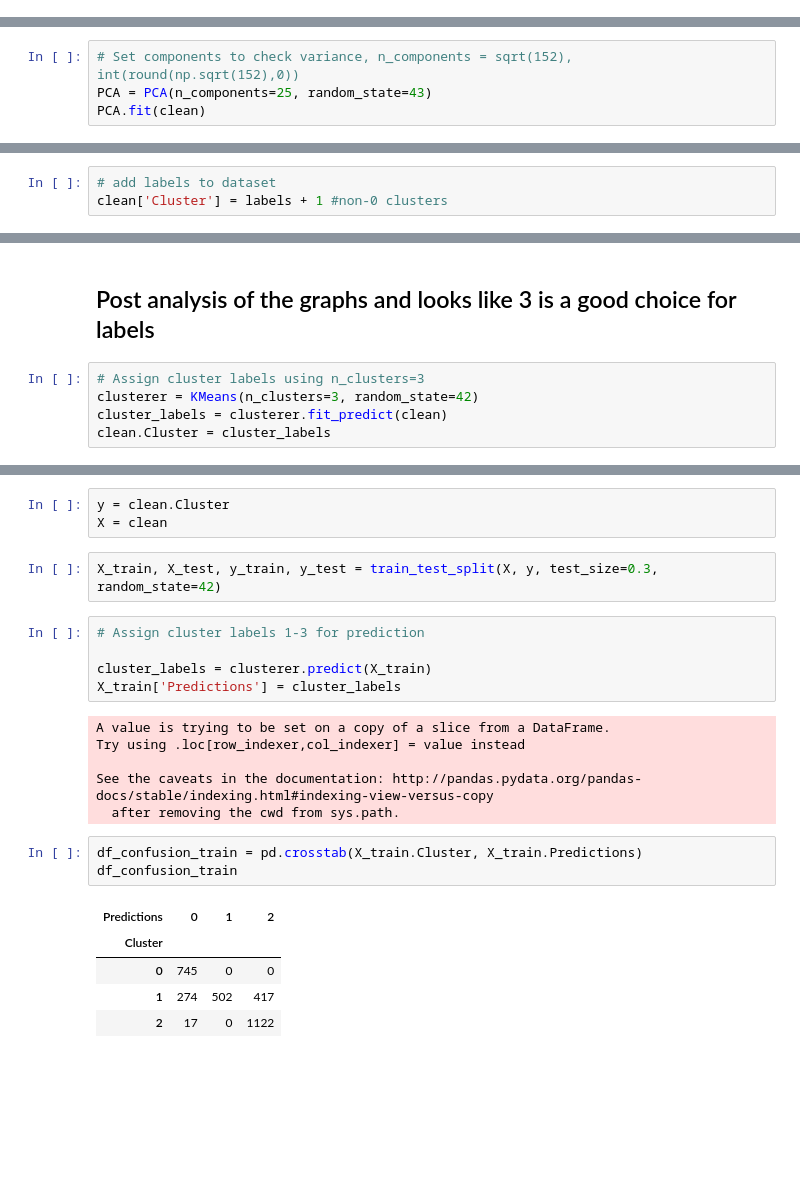
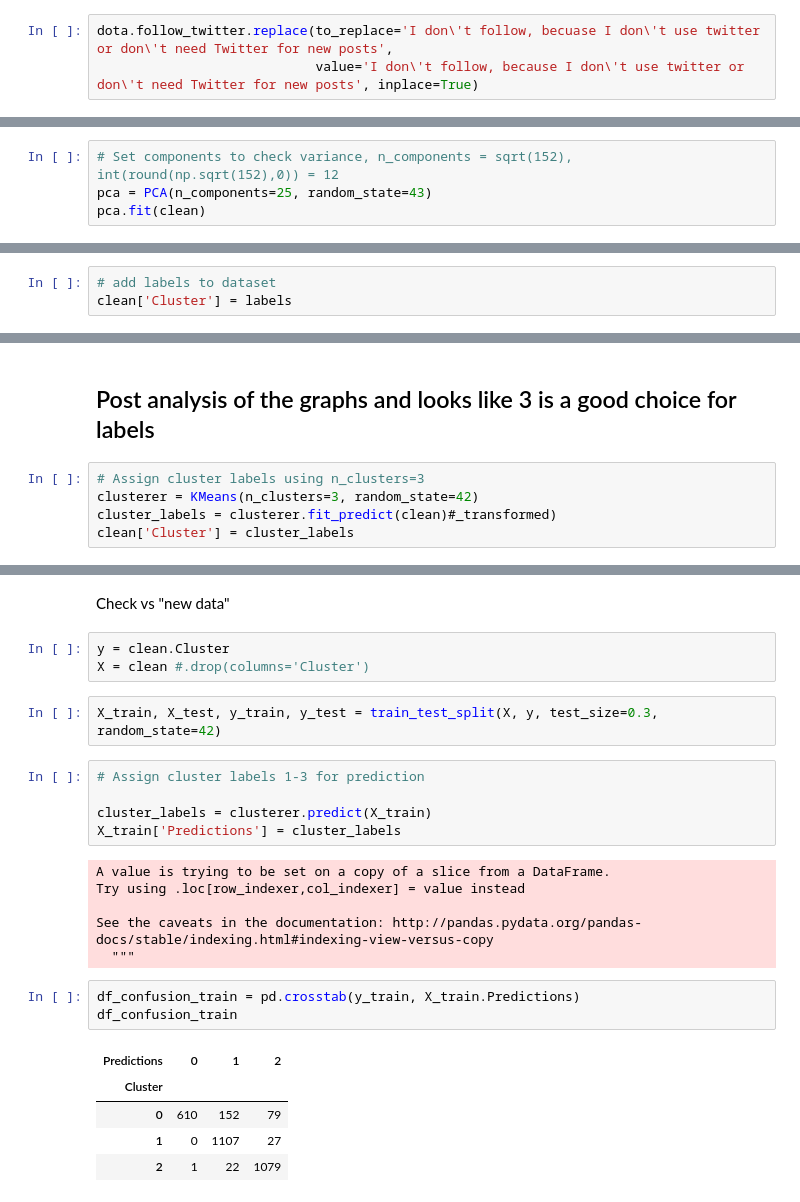
Before and after one commit to Suljin/Dota2-Survey, a Jupyter notebook: Dota2.ipynb, the cells around one changed output, grey strips where cells are left out. Drawn from its saved outputs; the diff is of its cells as text; blank space fills up the shorter version.

```diff
--- a/Dota2.ipynb
+++ b/Dota2.ipynb
@@ -686,3 +711,6 @@ dota.rate_stupid_questions.replace(to_replace=find, value=fill, inplace=True)
+# %%
+dota.follow_twitter.replace(to_replace='I don\'t follow, becuase I don\'t use twitter or don\'t need Twitter for new posts',
+                            value='I don\'t follow, because I don\'t use twitter or don\'t need Twitter for new posts', inplace=True)
 # %%
 # Look at all missing data
 msno.matrix(dota);
@@ -791,7 +979,7 @@ sns.heatmap(corr);
 # %%
-# Set components to check variance, n_components = sqrt(152), int(round(np.sqrt(152),0))
-PCA = PCA(n_components=25, random_state=43)
-PCA.fit(clean)
+# Set components to check variance, n_components = sqrt(152), int(round(np.sqrt(152),0)) = 12
+pca = PCA(n_components=25, random_state=43)
+pca.fit(clean)
 # %% [output]
 PCA(copy=True, iterated_power='auto', n_components=25, random_state=43,
   svd_solver='auto', tol=0.0, whiten=False)
@@ -835,7 +1031,7 @@ clusterer = KMeans(n_clusters=5, random_state=42)
 labels = clusterer.fit_predict(clean)
 # %%
 # add labels to dataset
-clean['Cluster'] = labels + 1 #non-0 clusters
+clean['Cluster'] = labels
 # %%
 # Move last column to front (Cluster)
 cols = list(clean.columns)
@@ -1341,5 +1378,5 @@ imgs_comb.save(r'C:\Users\jason\Desktop\dota_clusters\\' + '5_clusters.png')
 # %%
 # Assign cluster labels using n_clusters=3
 clusterer = KMeans(n_clusters=3, random_state=42)
-cluster_labels = clusterer.fit_predict(clean)
-clean.Cluster = cluster_labels
+cluster_labels = clusterer.fit_predict(clean)#_transformed)
+clean['Cluster'] = cluster_labels
@@ -1354,9 +1391,11 @@ for col in clean:
     plt.figure(figsize=(10,7))
     sns_plot = sns.countplot(x=col, hue='Cluster', data=clean)
     sns_plot.figure.savefig(r'C:\Users\jason\Desktop\3_clusters\\' + str(col))
+# %% [markdown]
+Check vs "new data"
 # %%
 y = clean.Cluster
-X = clean
+X = clean #.drop(columns='Cluster')
 # %%
 X_train, X_test, y_train, y_test = train_test_split(X, y, test_size=0.3, random_state=42)
 # %%
@@ -1369,13 +1408,13 @@ A value is trying to be set on a copy of a slice from a DataFrame.
 Try using .loc[row_indexer,col_indexer] = value instead
 
 See the caveats in the documentation: http://pandas.pydata.org/pandas-docs/stable/indexing.html#indexing-view-versus-copy
-  after removing the cwd from sys.path.
+  """
 # %%
-df_confusion_train = pd.crosstab(X_train.Cluster, X_train.Predictions)
+df_confusion_train = pd.crosstab(y_train, X_train.Predictions)
 df_confusion_train
 # %% [output]
 | Predictions | 0 | 1 | 2 |
 | Cluster |  |  |  |
-| 0 | 745 | 0 | 0 |
-| 1 | 274 | 502 | 417 |
-| 2 | 17 | 0 | 1122 |
+| 0 | 610 | 152 | 79 |
+| 1 | 0 | 1107 | 27 |
+| 2 | 1 | 22 | 1079 |
```
Also changed, not shown: parts of 37 cells of this notebook.
